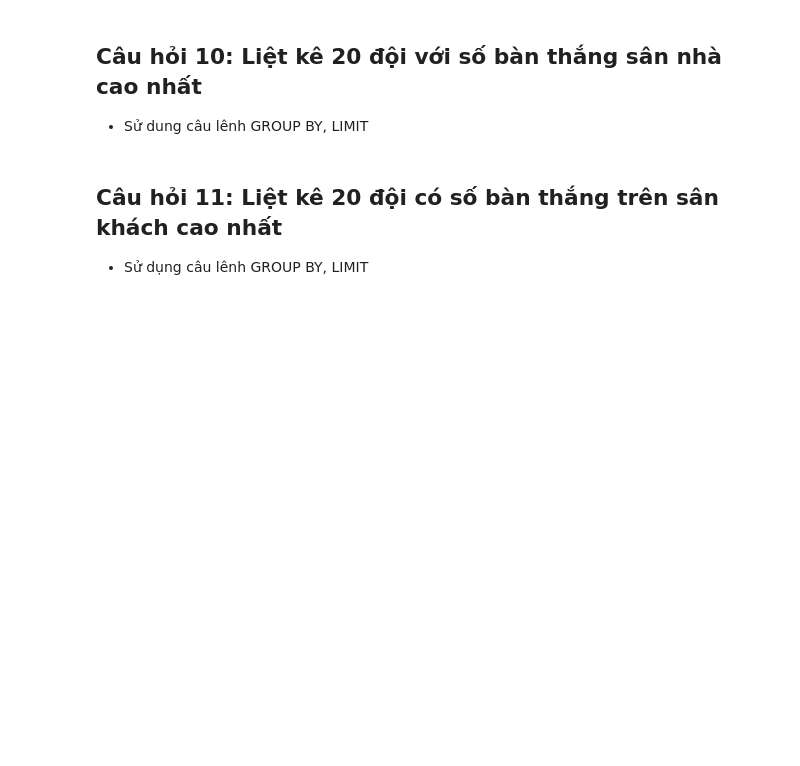
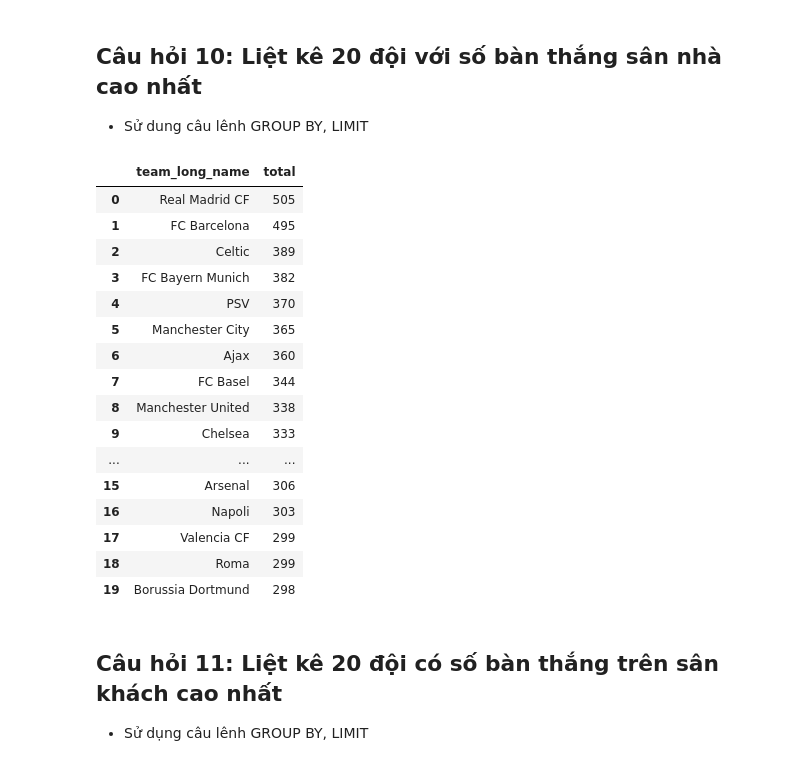
Before and after one commit to ysea1/asm, a Jupyter notebook: DSP302x_asm1_haiphFX22075@funix.edu.vn/[VN] European football-forStudent.ipynb, the cells around one changed output. Saved outputs shown, nothing was run; the diff lists cells and outputs as text; code cells hidden in the pictures; blank space fills up the shorter version.

```diff
--- a/DSP302x_asm1_haiphFX22075@funix.edu.vn/[VN] European football-forStudent.ipynb
+++ b/DSP302x_asm1_haiphFX22075@funix.edu.vn/[VN] European football-forStudent.ipynb
@@ -225,3 +223,28 @@ result_team
+# %%
+result_team = pd.read_sql("""SELECT t.team_long_name, sum(home_team_goal) as total FROM MATCH m
+                                INNER JOIN Team t on m.home_team_api_id = t.team_api_id
+                            GROUP BY team_long_name
+                            ORDER BY total DESC
+                            LIMIT 20""", conn)
+result_team
+# %% [output]
+|  | team_long_name | total |
+| 0 | Real Madrid CF | 505 |
+| 1 | FC Barcelona | 495 |
+| 2 | Celtic | 389 |
+| 3 | FC Bayern Munich | 382 |
+| 4 | PSV | 370 |
+| 5 | Manchester City | 365 |
+| 6 | Ajax | 360 |
+| 7 | FC Basel | 344 |
+| 8 | Manchester United | 338 |
+| 9 | Chelsea | 333 |
+| ... | ... | ... |
+| 15 | Arsenal | 306 |
+| 16 | Napoli | 303 |
+| 17 | Valencia CF | 299 |
+| 18 | Roma | 299 |
+| 19 | Borussia Dortmund | 298 |
 # %% [markdown]
 ## Câu hỏi 11: Liệt kê 20 đội có số bàn thắng trên sân khách cao nhất
 - Sử dụng câu lênh GROUP BY, LIMIT
```
Also changed, not shown: parts of 15 cells of this notebook.
